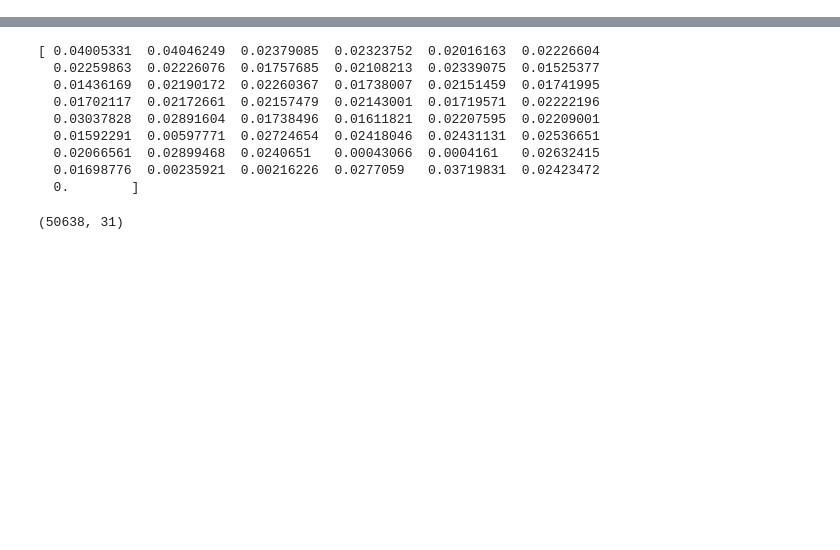
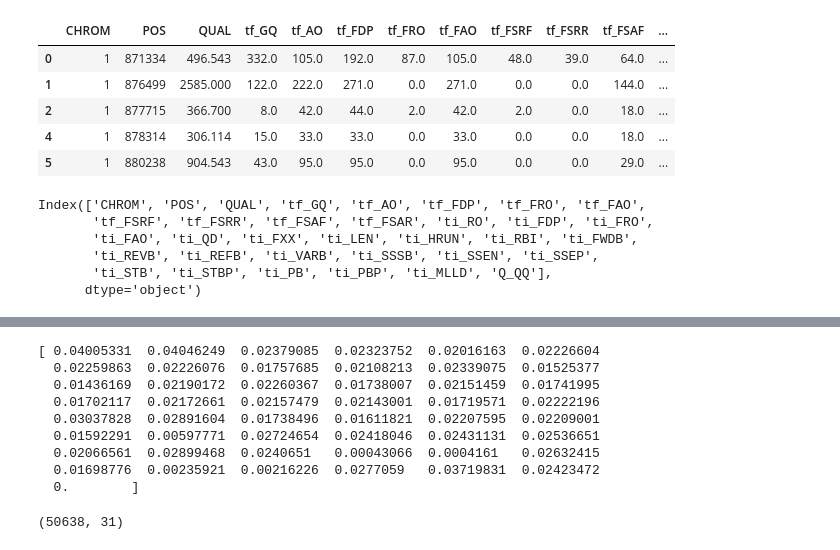
Before and after one commit to jjuhn/little_ds_problem, a Jupyter notebook: code/proton_practice.ipynb, the cells around one changed output, grey strips where cells are left out. Cells and saved outputs as stored; diff of their text form; code cells hidden in the pictures; blank space fills up the shorter version.

```diff
--- a/code/proton_practice.ipynb
+++ b/code/proton_practice.ipynb
@@ -133,6 +156,52 @@ t_df = t_df.dropna(how='any')
 
 
 # print(len(t_df[pd.isnull(t_df).any(axis=1)]))
+# %%
+# pair plot.  Takes a looong time
+
+# plt.figure()
+# sns.pairplot(t_df, hue='target')
+# plt.savefig('pair.png')
+
+
+
+t_df.head()
+# %% [output]
+|  | CHROM | POS | QUAL | tf_GQ | tf_AO | tf_FDP | tf_FRO | tf_FAO | tf_FSRF | tf_FSRR | tf_FSAF | ... |
+| 0 | 1 | 871334 | 496.543 | 332.0 | 105.0 | 192.0 | 87.0 | 105.0 | 48.0 | 39.0 | 64.0 | ... |
+| 1 | 1 | 876499 | 2585.000 | 122.0 | 222.0 | 271.0 | 0.0 | 271.0 | 0.0 | 0.0 | 144.0 | ... |
+| 2 | 1 | 877715 | 366.700 | 8.0 | 42.0 | 44.0 | 2.0 | 42.0 | 2.0 | 0.0 | 18.0 | ... |
+| 4 | 1 | 878314 | 306.114 | 15.0 | 33.0 | 33.0 | 0.0 | 33.0 | 0.0 | 0.0 | 18.0 | ... |
+| 5 | 1 | 880238 | 904.543 | 43.0 | 95.0 | 95.0 | 0.0 | 95.0 | 0.0 | 0.0 | 29.0 | ... |
+# %%
+test_df = t_df
+
+X = test_df.drop(['target', 'mult_alt_allele'], axis=1)
+y = test_df.target
+
+from sklearn.model_selection import train_test_split
+
+# splitting the whole data by 20%
+X_train, holdout_x, y_train, holdout_y = train_test_split(X, y, test_size=0.2)
+
+
+
+
+from sklearn.model_selection import KFold
+
+kf = KFold(n_splits=10, random_state=None, shuffle=False)
+Y = y_train
+
+for train_index, test_index in kf.split(X_train):
+    print("TRAIN:", train_index, "TEST:", test_index)
+    x_train, x_test = X[train_index], X[test_index]
+# %% [output]
+Index(['CHROM', 'POS', 'QUAL', 'tf_GQ', 'tf_AO', 'tf_FDP', 'tf_FRO', 'tf_FAO',
+       'tf_FSRF', 'tf_FSRR', 'tf_FSAF', 'tf_FSAR', 'ti_RO', 'ti_FDP', 'ti_FRO',
+       'ti_FAO', 'ti_QD', 'ti_FXX', 'ti_LEN', 'ti_HRUN', 'ti_RBI', 'ti_FWDB',
+       'ti_REVB', 'ti_REFB', 'ti_VARB', 'ti_SSSB', 'ti_SSEN', 'ti_SSEP',
+       'ti_STB', 'ti_STBP', 'ti_PB', 'ti_PBP', 'ti_MLLD', 'Q_QQ'],
+      dtype='object')
 # %%
 from sklearn.ensemble import ExtraTreesClassifier
 from sklearn.datasets import load_iris
```
Also changed, not shown: parts of 8 cells of this notebook.
